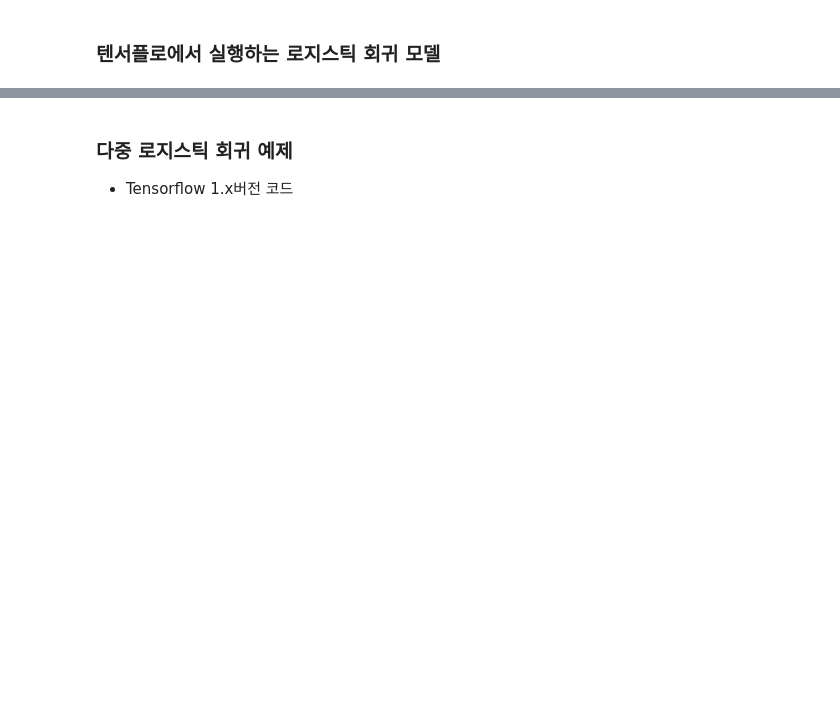
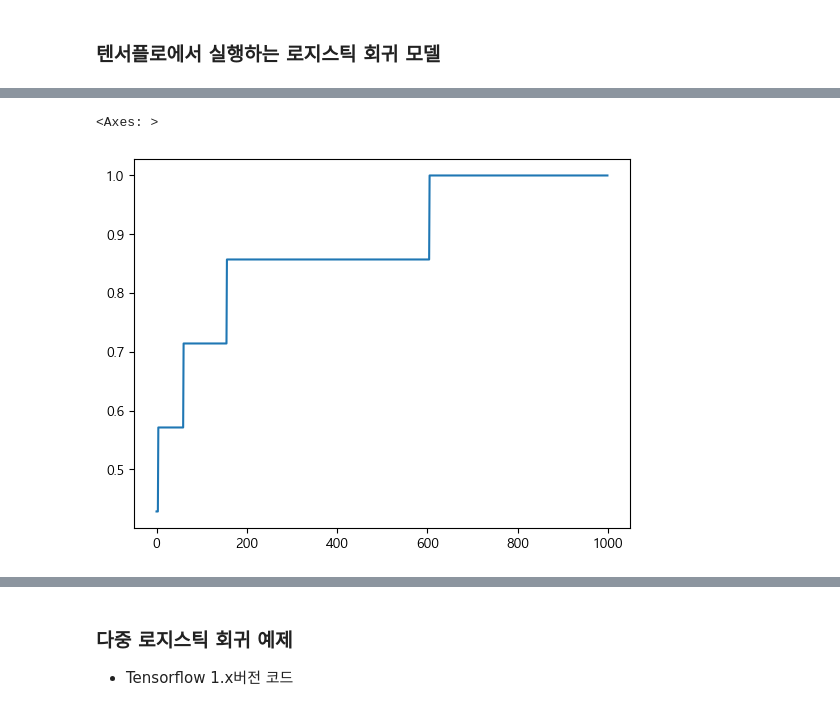
Before and after one commit to kod0751/bigdata-base, a Jupyter notebook: Deeplearning/deeplearningEx/[딥러닝] 06 로지스틱 회귀 (공부시간 예제).ipynb, the cells around one changed output, grey strips where cells are left out. Drawn from its saved outputs; the diff is of its cells as text; code cells hidden in the pictures; blank space fills up the shorter version.

```diff
--- a/Deeplearning/deeplearningEx/[딥러닝] 06 로지스틱 회귀 (공부시간 예제).ipynb
+++ b/Deeplearning/deeplearningEx/[딥러닝] 06 로지스틱 회귀 (공부시간 예제).ipynb
@@ -256,2 +434,28 @@ array([0.14394708, 0.56322159, 0.90816067])
 # %% [markdown]
 ### 텐서플로에서 실행하는 로지스틱 회귀 모델
+# %%
+######################################################
+# 텐서플로에서 실행하는 로지스틱 회귀 모델
+######################################################
+import numpy as np
+import matplotlib.pyplot as plt
+from tensorflow.keras.models import Sequential
+from tensorflow.keras.layers import Dense
+from tensorflow.keras.optimizers import SGD
+
+#공부시간 X와 성적 Y의 리스트를 만듭니다.
+data = np.array([[2, 0], [4, 0], [6, 0], [8, 1], [10, 1], [12, 1], [14, 1]])
+X = data[:, 0]  # shape: (7, )
+Y = data[:, 1]  # shape: (7, )
+
+## 모델 설계 (2진분류 --> 활성화 함수를 'sigmoid'로 설정)
+model = Sequential()
+model.add(Dense(1, input_dim=1, activation='sigmoid'))
+
+## Optimizer와 Loss함수 정의
+## sgd : 경사하강법
+## loss : 교차 엔트로피 오차 함수를 이용하기 위하여 'binary_crossentropy'로 설정
+# model.compile(optimizer='sgd', loss='binary_crossentropy', metrics=['accuracy'])
+model.compile(optimizer=SGD(learning_rate=0.05), loss='binary_crossentropy', metrics=['accuracy'])
+## 모델 학습 실행
+hist = model.fit(X, Y, epochs=1000)
@@ -257,0 +485,4 @@ array([0.14394708, 0.56322159, 0.90816067])
+# %%
+import pandas as pd
+df_history = pd.DataFrame(hist.history)
+df_history
@@ -257,0 +503,5 @@ array([0.14394708, 0.56322159, 0.90816067])
+# %%
+df_history['accuracy'].plot()
+# %% [output]
+<Axes: >
+[figure, added]
```
Also changed, not shown: parts of 21 cells of this notebook, 1 other file.
